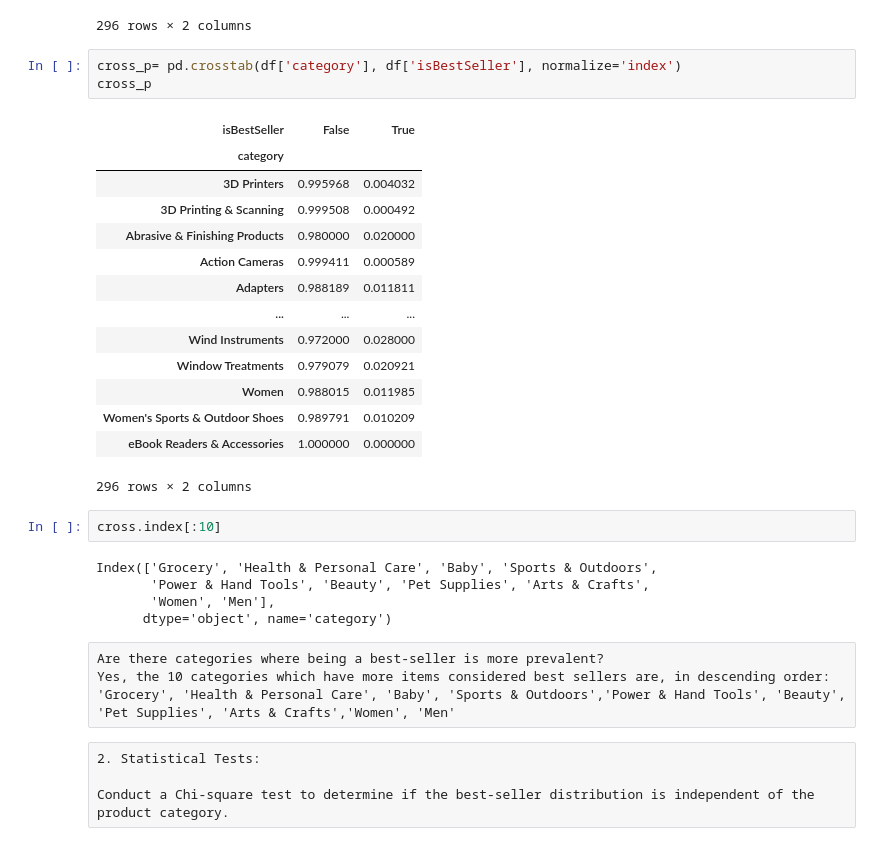
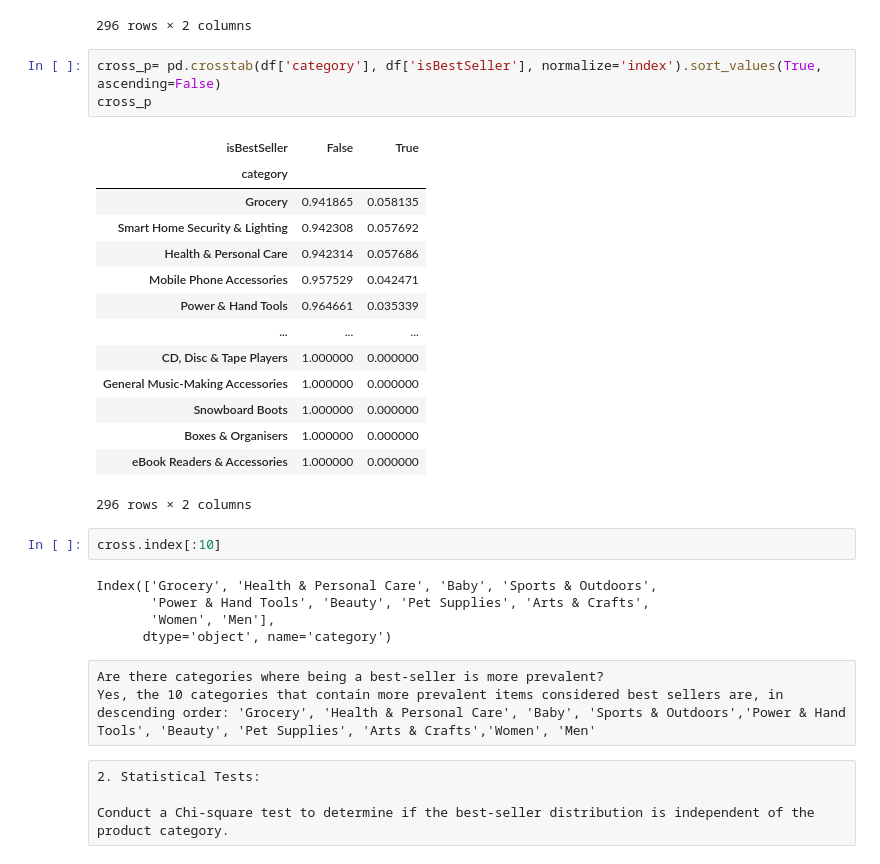
Before and after one commit to cadiyubu/lab-eda-bivariate, a Jupyter notebook: Lab_bivariate_solved.ipynb, the cells around one changed output. Drawn from its saved outputs; the diff is of its cells as text.

```diff
--- a/Lab_bivariate_solved.ipynb
+++ b/Lab_bivariate_solved.ipynb
@@ -36,21 +36,21 @@ cross
 | eBook Readers & Accessories | 246 | 0 |
 296 rows × 2 columns
 # %%
-cross_p= pd.crosstab(df['category'], df['isBestSeller'], normalize='index')
+cross_p= pd.crosstab(df['category'], df['isBestSeller'], normalize='index').sort_values(True, ascending=False)
 cross_p
 # %% [output]
 | isBestSeller | False | True |
 | category |  |  |
-| 3D Printers | 0.995968 | 0.004032 |
-| 3D Printing & Scanning | 0.999508 | 0.000492 |
-| Abrasive & Finishing Products | 0.980000 | 0.020000 |
-| Action Cameras | 0.999411 | 0.000589 |
-| Adapters | 0.988189 | 0.011811 |
+| Grocery | 0.941865 | 0.058135 |
+| Smart Home Security & Lighting | 0.942308 | 0.057692 |
+| Health & Personal Care | 0.942314 | 0.057686 |
+| Mobile Phone Accessories | 0.957529 | 0.042471 |
+| Power & Hand Tools | 0.964661 | 0.035339 |
 | ... | ... | ... |
-| Wind Instruments | 0.972000 | 0.028000 |
-| Window Treatments | 0.979079 | 0.020921 |
-| Women | 0.988015 | 0.011985 |
-| Women's Sports & Outdoor Shoes | 0.989791 | 0.010209 |
+| CD, Disc & Tape Players | 1.000000 | 0.000000 |
+| General Music-Making Accessories | 1.000000 | 0.000000 |
+| Snowboard Boots | 1.000000 | 0.000000 |
+| Boxes & Organisers | 1.000000 | 0.000000 |
 | eBook Readers & Accessories | 1.000000 | 0.000000 |
 296 rows × 2 columns
 # %%
@@ -62,7 +62,7 @@ Index(['Grocery', 'Health & Personal Care', 'Baby', 'Sports & Outdoors',
       dtype='object', name='category')
 # %% [raw]
 Are there categories where being a best-seller is more prevalent?
-Yes, the 10 categories which have more items considered best sellers are, in descending order: 'Grocery', 'Health & Personal Care', 'Baby', 'Sports & Outdoors','Power & Hand Tools', 'Beauty', 'Pet Supplies', 'Arts & Crafts','Women', 'Men'
+Yes, the 10 categories that contain more prevalent items considered best sellers are, in descending order: 'Grocery', 'Health & Personal Care', 'Baby', 'Sports & Outdoors','Power & Hand Tools', 'Beauty', 'Pet Supplies', 'Arts & Crafts','Women', 'Men'
 # %% [raw]
 2. Statistical Tests:
 
```
Also changed, not shown: parts of 4 cells of this notebook.
